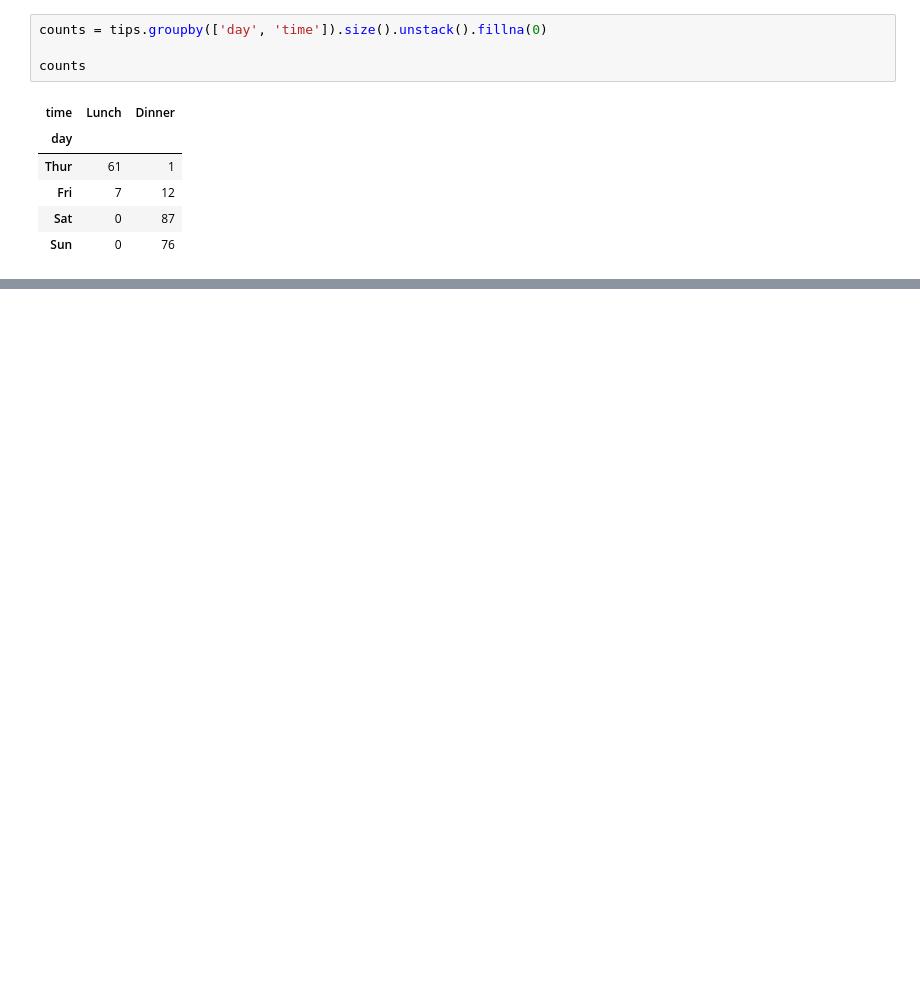
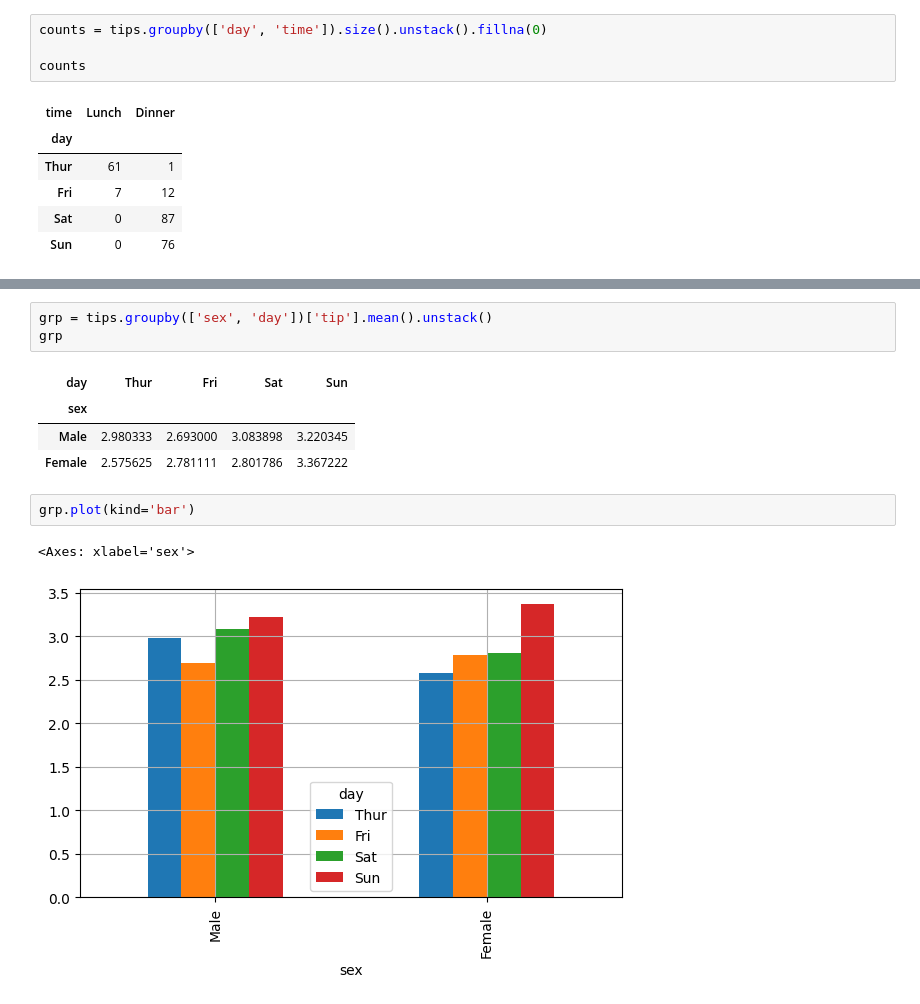
Before and after one commit to Musfique-Ahmed/DataViz-Lab, a Jupyter notebook: CT/ct_1_prep.ipynb, the cells around one changed output, grey strips where cells are left out. Drawn from its saved outputs; the diff is of its cells as text; blank space fills up the shorter version.

```diff
--- a/CT/ct_1_prep.ipynb
+++ b/CT/ct_1_prep.ipynb
@@ -256,0 +288,13 @@ counts
+# %%
+grp = tips.groupby(['sex', 'day'])['tip'].mean().unstack()
+grp
+# %% [output]
+| day | Thur | Fri | Sat | Sun |
+| sex |  |  |  |  |
+| Male | 2.980333 | 2.693000 | 3.083898 | 3.220345 |
+| Female | 2.575625 | 2.781111 | 2.801786 | 3.367222 |
+# %%
+grp.plot(kind='bar')
+# %% [output]
+<Axes: xlabel='sex'>
+[figure, added]
```
Also changed, not shown: parts of 9 cells of this notebook.
